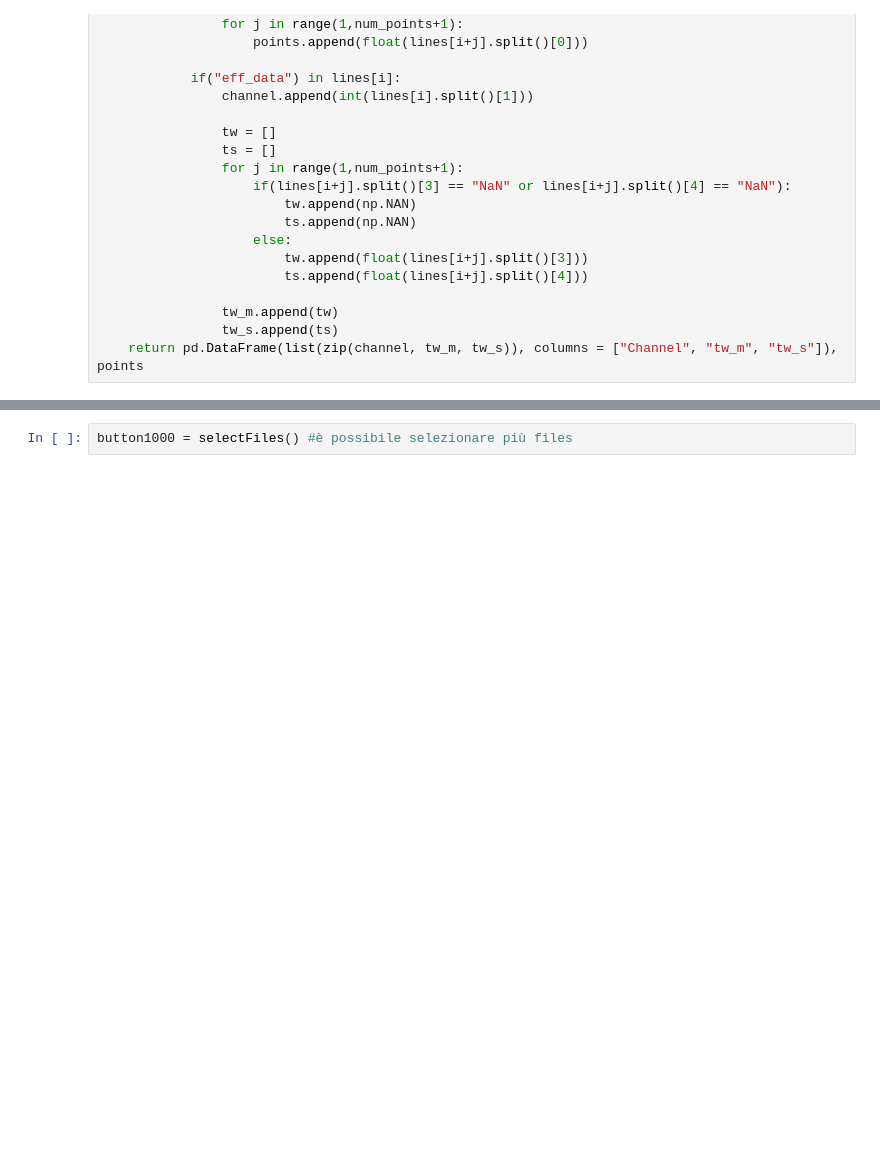
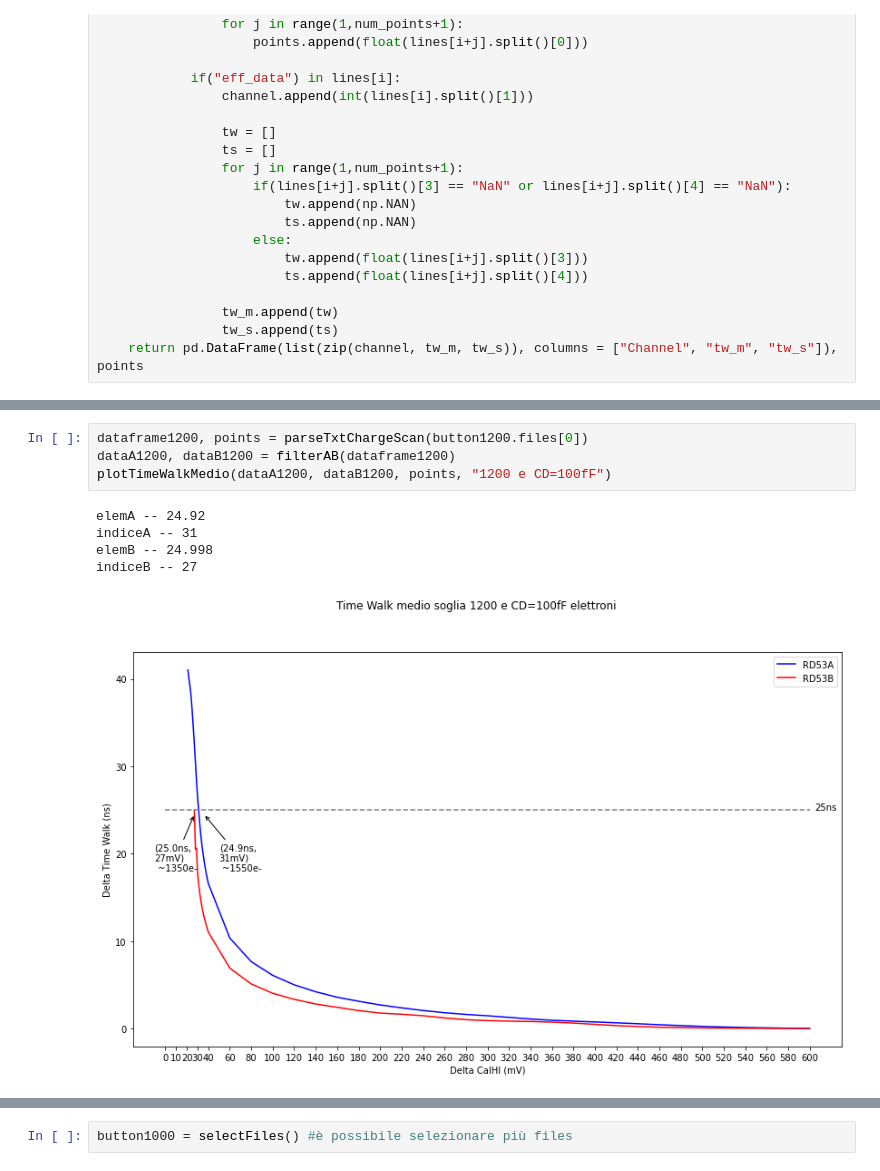
Before and after one commit to agalliani/CMSAFE, a Jupyter notebook: Script/Time Walk.ipynb, the cells around one changed output, grey strips where cells are left out. Cells and saved outputs as stored; diff of their text form; blank space fills up the shorter version.

```diff
--- a/Script/Time Walk.ipynb
+++ b/Script/Time Walk.ipynb
@@ -100,0 +159,10 @@ plotTimeWalkMedio(dataA, dataB, points, "1200")
+# %%
+dataframe1200, points = parseTxtChargeScan(button1200.files[0])
+dataA1200, dataB1200 = filterAB(dataframe1200)
+plotTimeWalkMedio(dataA1200, dataB1200, points, "1200 e CD=100fF")
+# %% [output]
+elemA -- 24.92
+indiceA -- 31
+elemB -- 24.998
+indiceB -- 27
+[figure, added]
```
Also changed, not shown: parts of 18 cells of this notebook, 32 other files.
